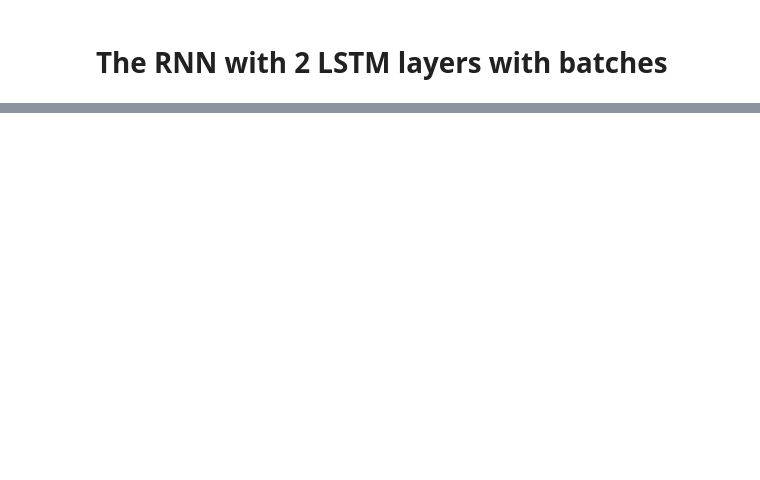
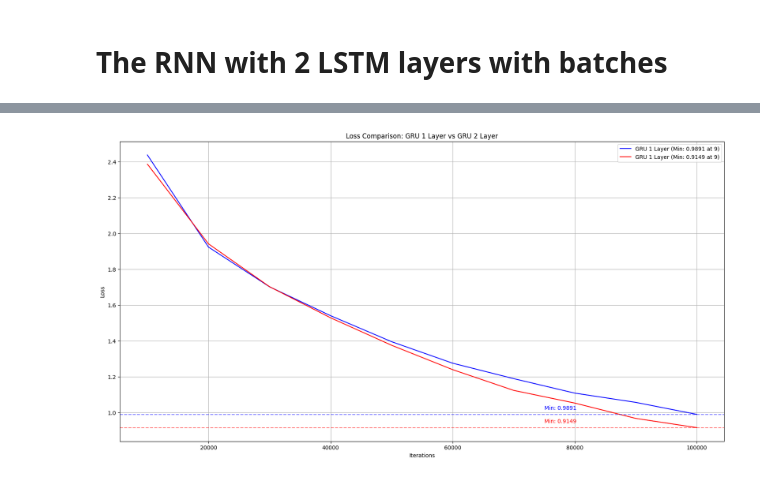
Before and after one commit to AlexBorealis/netology_dll_hw, a Jupyter notebook: kozlov_hw_6_dll.ipynb, the cells around one changed output, grey strips where cells are left out. Drawn from its saved outputs; the diff is of its cells as text; code cells hidden in the pictures; blank space fills up the shorter version.

```diff
--- a/kozlov_hw_6_dll.ipynb
+++ b/kozlov_hw_6_dll.ipynb
@@ -90,8 +90,3 @@ def normalizeString(s):
     s = re.sub(r"([.!?])", r" \1", s)
     s = re.sub(r"[^a-zA-Zа-яА-Яйё.!?]+", r" ", s)
     return s
-# %%
-with open('eng-rus.txt', encoding='utf-8') as f:
-    text = f.read().strip().split('\n')
-
-text[:2]
@@ -322,7 +318,8 @@ def showPlot(points, name):
 # %%
-def trainIters(encoder, decoder, n_iters, name, batch_size=8, print_every=1000, plot_every=100, learning_rate=0.01):
+def trainIters(encoder, decoder, n_iters, name, batch_size=8, print_every=1000, plot_every=1000, learning_rate=0.01):
     start = time.time()
     plot_losses = []
+    iterations = []
     print_loss_total = 0  # Reset every print_every
     plot_loss_total = 0  # Reset every plot_every
 
@@ -356,9 +353,12 @@ def trainIters(encoder, decoder, n_iters, name, batch_size=8, print_every=1000,
             if iter_count % plot_every == 0:
                 plot_loss_avg = plot_loss_total / plot_every
                 plot_losses.append(plot_loss_avg)
+                iterations.append(iter_count)
                 plot_loss_total = 0
 
-    showPlot(plot_losses, name=name)
+    showPlot(iterations, plot_losses, name=name)
+
+    return plot_losses
 # %%
 def evaluate(encoder, decoder, sentence, max_length=MAX_LENGTH):
     with torch.no_grad():
@@ -408,5 +408,5 @@ batch_size = 1
 encoder1 = EncoderRNN(input_lang.n_words, hidden_size).to(device)
 decoder1 = DecoderRNN(hidden_size, output_lang.n_words).to(device)
 
-trainIters(encoder1, decoder1, 75000, batch_size=batch_size, print_every=5000, name='GRU_1_layer.png')
+losses_gru_1_layer = trainIters(encoder1, decoder1, 100000, batch_size=batch_size, print_every=10000, plot_every=10000, name='GRU_1_layer.png')
 # %% [output]
@@ -572,0 +591,5 @@ evaluateRandomly(encoder4, decoder4, n=20)
+# %%
+df_without_batches = pd.read_csv('losses_GRU_1_layer.csv').loc[:, ['iterations', 'losses']]\
+    .merge(pd.read_csv('losses_GRU_2_layer.csv').loc[:, ['iterations', 'losses']],
+          on='iterations', suffixes=('_gru_1_layer', '_gru_2_layer'))
+df_without_batches
@@ -572,0 +608,35 @@ evaluateRandomly(encoder4, decoder4, n=20)
+# %%
+plt.figure(figsize=(20, 10))
+plt.plot(
+    df_without_batches['iterations'], df_without_batches['losses_gru_1_layer'],
+    label=f'GRU 1 Layer (Min: {min(df_without_batches['losses_gru_1_layer']):.4f} at {df_without_batches['losses_gru_1_layer'].idxmin()})',
+    color='blue'
+)
+plt.plot(
+    df_without_batches['iterations'], df_without_batches['losses_gru_2_layer'],
+    label=f'GRU 1 Layer (Min: {min(df_without_batches['losses_gru_2_layer']):.4f} at {df_without_batches['losses_gru_2_layer'].idxmin()})',
+    color='red'
+)
+
+plt.axhline(y=min(df_without_batches['losses_gru_1_layer']), color='blue', linestyle='--', alpha=0.5)
+plt.axhline(y=min(df_without_batches['losses_gru_2_layer']), color='red', linestyle='--', alpha=0.5)
+
+plt.text(
+    75000, min(df_without_batches['losses_gru_1_layer']) + 0.02,
+    f'Min: {min(df_without_batches['losses_gru_1_layer']):.4f}',
+    color='blue', ha='left', va='bottom'
+)
+plt.text(
+    75000, min(df_without_batches['losses_gru_2_layer']) + 0.02,
+    f'Min: {min(df_without_batches['losses_gru_2_layer']):.4f}',
+    color='red', ha='left', va='bottom'
+)
+
+plt.xlabel('Iterations')
+plt.ylabel('Loss')
+plt.title('Loss Comparison: GRU 1 Layer vs GRU 2 Layer')
+plt.legend()
+plt.grid(True)
+plt.show()
+# %% [output]
+[figure, added]
```
Also changed, not shown: parts of 29 cells of this notebook.
